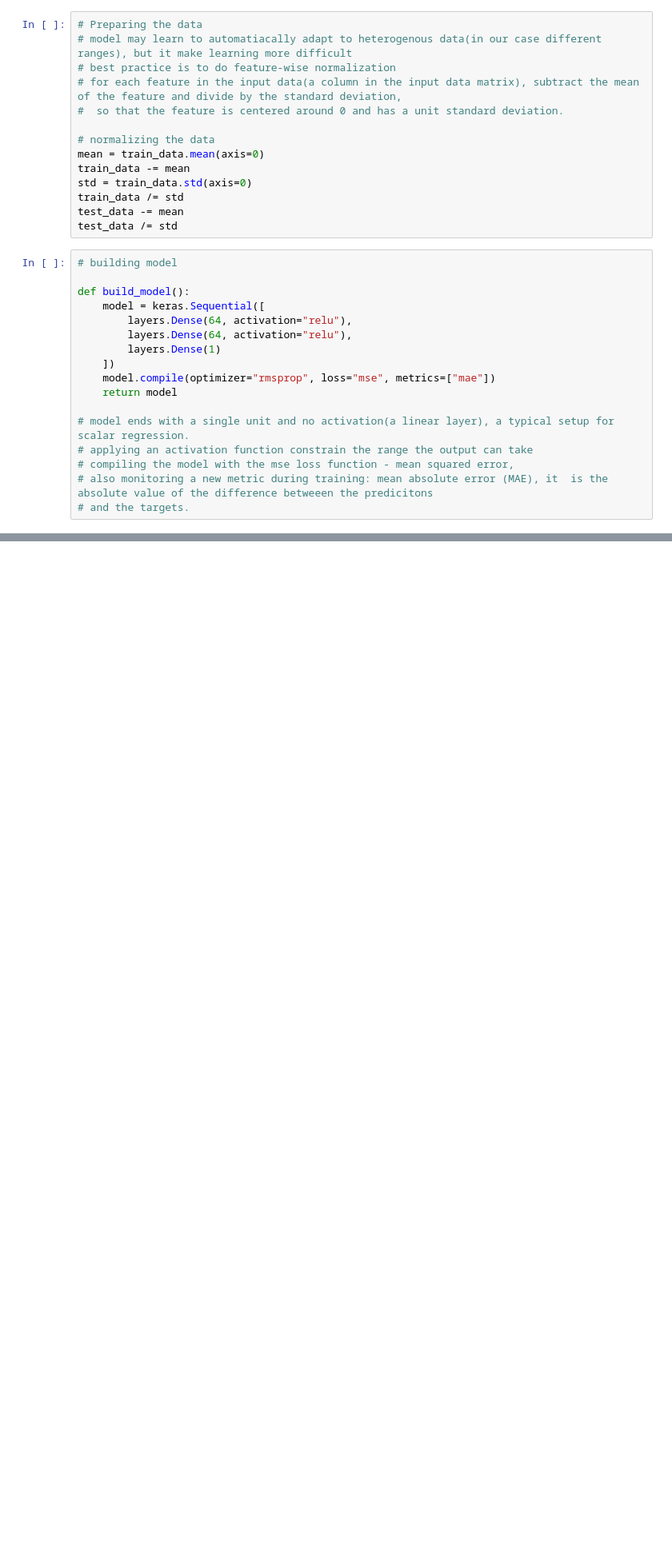
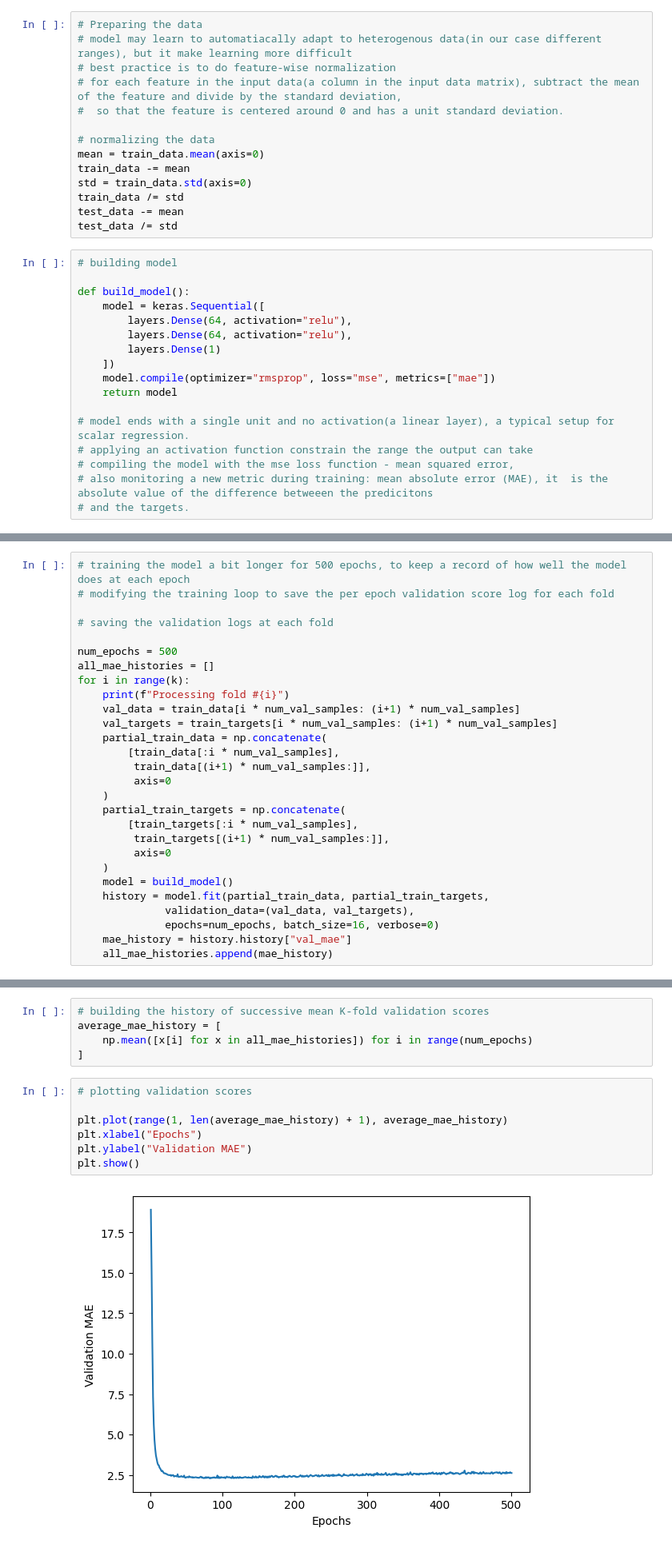
Before and after one commit to thekrishnajeena/deep_learning_with_python, a Jupyter notebook: chapter-4-classificationNregress/binary-classification.ipynb, the cells around one changed output, grey strips where cells are left out. Shown at 80% size. Saved outputs shown, nothing was run; the diff lists cells and outputs as text; blank space fills up the shorter version.

```diff
--- a/chapter-4-classificationNregress/binary-classification.ipynb
+++ b/chapter-4-classificationNregress/binary-classification.ipynb
@@ -692,0 +731,28 @@ def build_model():
+# %%
+# training the model a bit longer for 500 epochs, to keep a record of how well the model does at each epoch
+# modifying the training loop to save the per epoch validation score log for each fold
+
+# saving the validation logs at each fold
+
+num_epochs = 500
+all_mae_histories = []
+for i in range(k):
+    print(f"Processing fold #{i}")
+    val_data = train_data[i * num_val_samples: (i+1) * num_val_samples]
+    val_targets = train_targets[i * num_val_samples: (i+1) * num_val_samples]
+    partial_train_data = np.concatenate(
+        [train_data[:i * num_val_samples],
+         train_data[(i+1) * num_val_samples:]],
+         axis=0
+    )
+    partial_train_targets = np.concatenate(
+        [train_targets[:i * num_val_samples],
+         train_targets[(i+1) * num_val_samples:]],
+         axis=0
+    )
+    model = build_model()
+    history = model.fit(partial_train_data, partial_train_targets,
+              validation_data=(val_data, val_targets),
+              epochs=num_epochs, batch_size=16, verbose=0)
+    mae_history = history.history["val_mae"]
+    all_mae_histories.append(mae_history)
@@ -692,0 +764,14 @@ def build_model():
+# %%
+# building the history of successive mean K-fold validation scores
+average_mae_history = [
+    np.mean([x[i] for x in all_mae_histories]) for i in range(num_epochs)
+]
+# %%
+# plotting validation scores
+
+plt.plot(range(1, len(average_mae_history) + 1), average_mae_history)
+plt.xlabel("Epochs")
+plt.ylabel("Validation MAE")
+plt.show()
+# %% [output]
+[figure, added]
```
Also changed, not shown: parts of 26 cells of this notebook, 2 other files.
